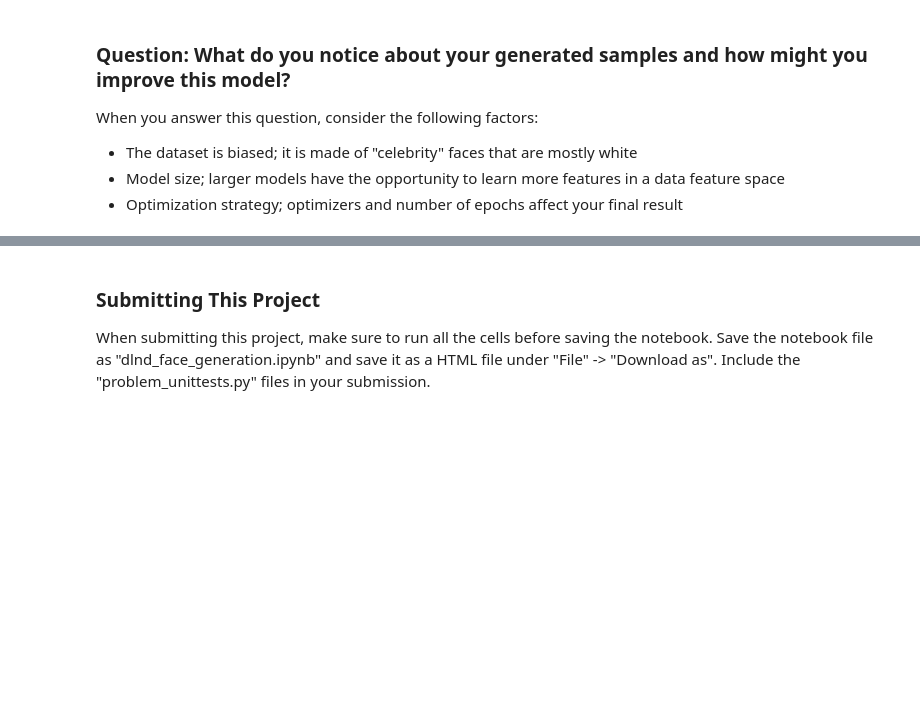
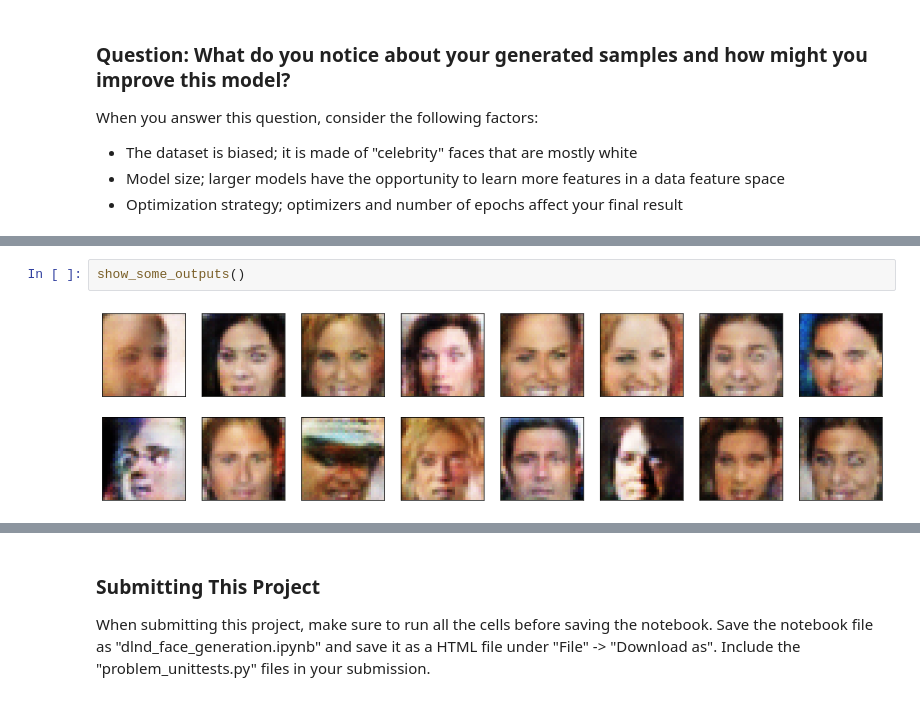
Before and after one commit to ebrahimebrahim/udaproject_face_generation, a Jupyter notebook: dlnd_face_generation.ipynb, the cells around one changed output, grey strips where cells are left out. Drawn from its saved outputs; the diff is of its cells as text; blank space fills up the shorter version.

```diff
--- a/dlnd_face_generation.ipynb
+++ b/dlnd_face_generation.ipynb
@@ -943,0 +954,4 @@ view_sample(G(fixed_z))
+# %%
+show_some_outputs()
+# %% [output]
+[figure, added]
```
Also changed, not shown: parts of 15 cells of this notebook, 1 other file.
